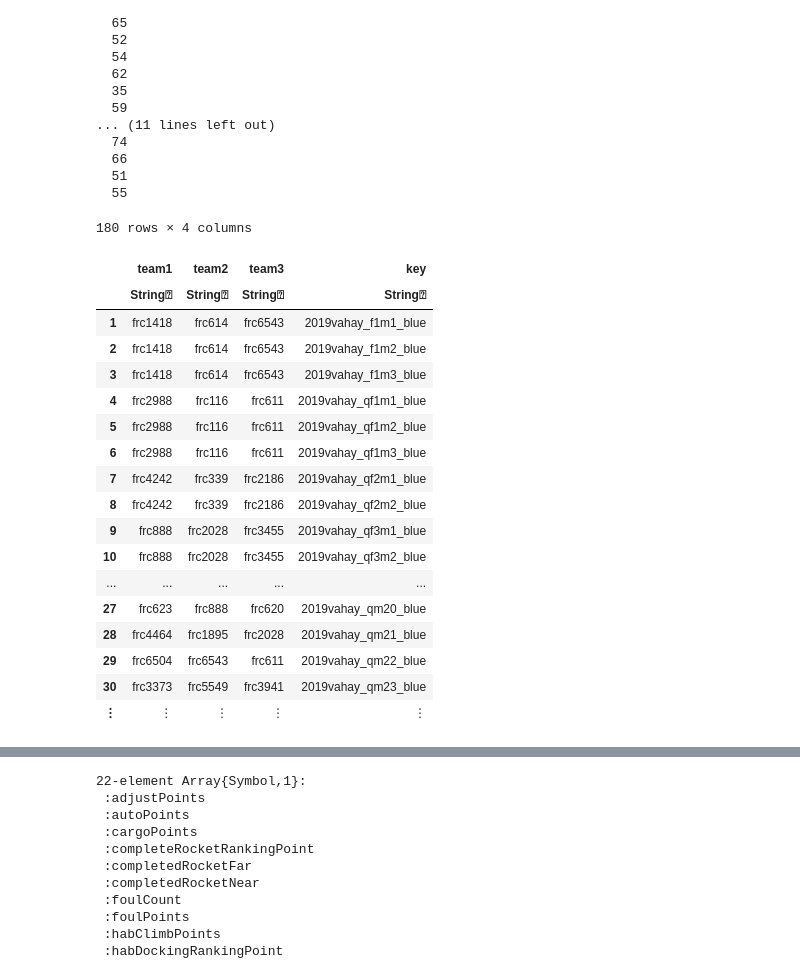
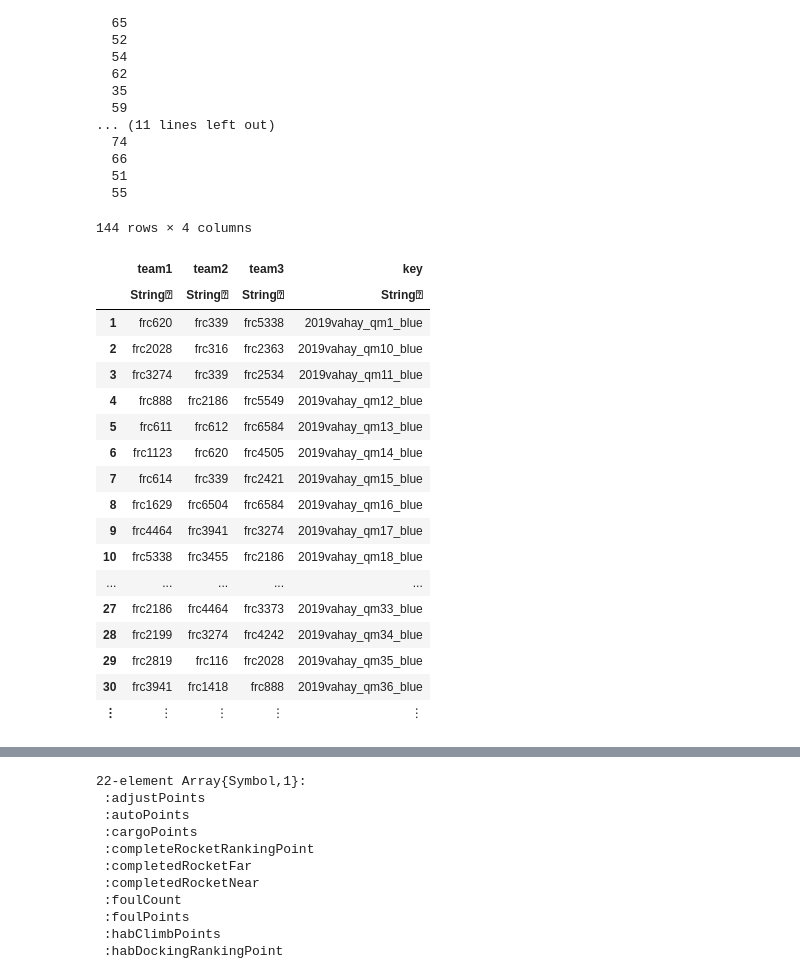
Before and after one commit to Thing342/frc-stats-workbench, a Jupyter notebook: notebooks/plusminus.ipynb, the cells around one changed output, grey strips where cells are left out. Saved outputs shown, nothing was run; the diff lists cells and outputs as text; code cells hidden in the pictures.

```diff
--- a/notebooks/plusminus.ipynb
+++ b/notebooks/plusminus.ipynb
@@ -57,29 +57,32 @@ scores[:ownPoints] = scores.totalPoints .- scores.foulPoints .- (3 .* scores.fou
   51
   55
 # %%
-scores_red = @linq scores |> where(:color .== "r")
-scores_blue = @linq scores |> where(:color .== "b")
-teams_red = @linq teams |> where(:color .== "r") |> select(:team1, :team2, :team3, :key)
-teams_blue = @linq teams |> where(:color .== "b") |> select(:team1, :team2, :team3, :key)
+scores_train = @linq scores |> where(:level .== "qm")
+teams_train = @linq teams |> where(:level .== "qm")
+
+scores_red = @linq scores_train |> where(:color .== "r")
+scores_blue = @linq scores_train |> where(:color .== "b")
+teams_red = @linq teams_train |> where(:color .== "r") |> select(:team1, :team2, :team3, :key)
+teams_blue = @linq teams_train |> where(:color .== "b") |> select(:team1, :team2, :team3, :key)
 # %% [output]
-180 rows × 4 columns
+144 rows × 4 columns
 |  | team1 | team2 | team3 | key |
 |  | String⍰ | String⍰ | String⍰ | String⍰ |
-| 1 | frc1418 | frc614 | frc6543 | 2019vahay_f1m1_blue |
-| 2 | frc1418 | frc614 | frc6543 | 2019vahay_f1m2_blue |
-| 3 | frc1418 | frc614 | frc6543 | 2019vahay_f1m3_blue |
-| 4 | frc2988 | frc116 | frc611 | 2019vahay_qf1m1_blue |
-| 5 | frc2988 | frc116 | frc611 | 2019vahay_qf1m2_blue |
-| 6 | frc2988 | frc116 | frc611 | 2019vahay_qf1m3_blue |
-| 7 | frc4242 | frc339 | frc2186 | 2019vahay_qf2m1_blue |
-| 8 | frc4242 | frc339 | frc2186 | 2019vahay_qf2m2_blue |
-| 9 | frc888 | frc2028 | frc3455 | 2019vahay_qf3m1_blue |
-| 10 | frc888 | frc2028 | frc3455 | 2019vahay_qf3m2_blue |
+| 1 | frc620 | frc339 | frc5338 | 2019vahay_qm1_blue |
+| 2 | frc2028 | frc316 | frc2363 | 2019vahay_qm10_blue |
+| 3 | frc3274 | frc339 | frc2534 | 2019vahay_qm11_blue |
+| 4 | frc888 | frc2186 | frc5549 | 2019vahay_qm12_blue |
+| 5 | frc611 | frc612 | frc6584 | 2019vahay_qm13_blue |
+| 6 | frc1123 | frc620 | frc4505 | 2019vahay_qm14_blue |
+| 7 | frc614 | frc339 | frc2421 | 2019vahay_qm15_blue |
+| 8 | frc1629 | frc6504 | frc6584 | 2019vahay_qm16_blue |
+| 9 | frc4464 | frc3941 | frc3274 | 2019vahay_qm17_blue |
+| 10 | frc5338 | frc3455 | frc2186 | 2019vahay_qm18_blue |
 | ... | ... | ... | ... | ... |
-| 27 | frc623 | frc888 | frc620 | 2019vahay_qm20_blue |
-| 28 | frc4464 | frc1895 | frc2028 | 2019vahay_qm21_blue |
-| 29 | frc6504 | frc6543 | frc611 | 2019vahay_qm22_blue |
-| 30 | frc3373 | frc5549 | frc3941 | 2019vahay_qm23_blue |
+| 27 | frc2186 | frc4464 | frc3373 | 2019vahay_qm33_blue |
+| 28 | frc2199 | frc3274 | frc4242 | 2019vahay_qm34_blue |
+| 29 | frc2819 | frc116 | frc2028 | 2019vahay_qm35_blue |
+| 30 | frc3941 | frc1418 | frc888 | 2019vahay_qm36_blue |
 | ⋮ | ⋮ | ⋮ | ⋮ | ⋮ |
 # %%
 scoreline(teams, scores) = let stacked = stack(teams, [:team1, :team2, :team3], variable_name=:role, value_name=:team)
```
Also changed, not shown: parts of 4 cells of this notebook, 2 other files.
